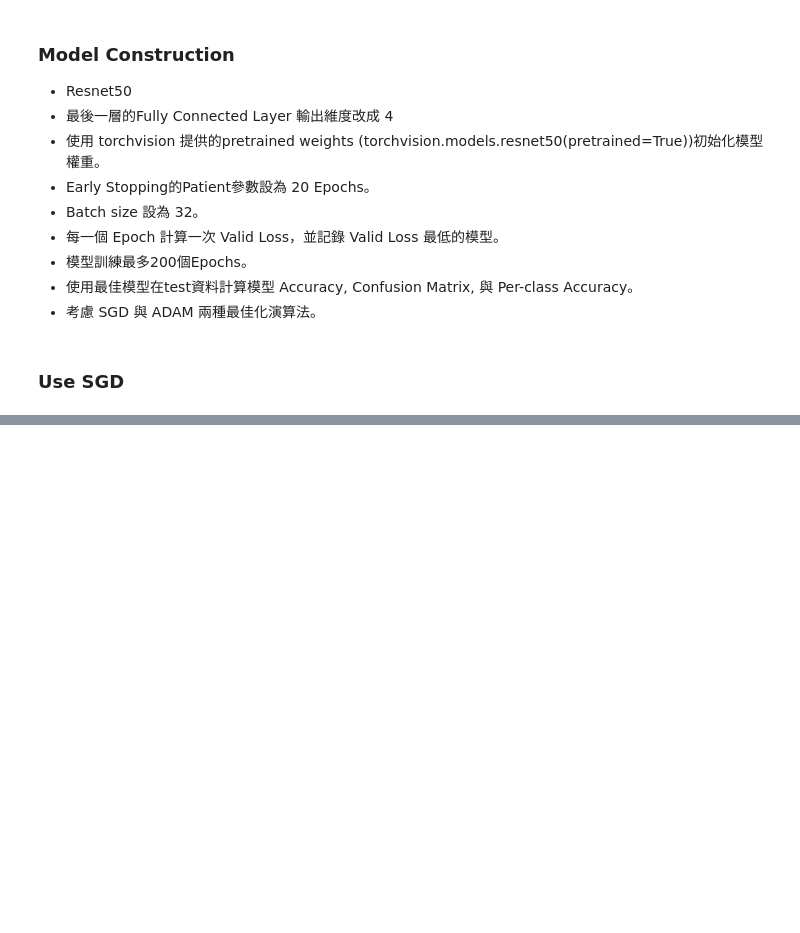
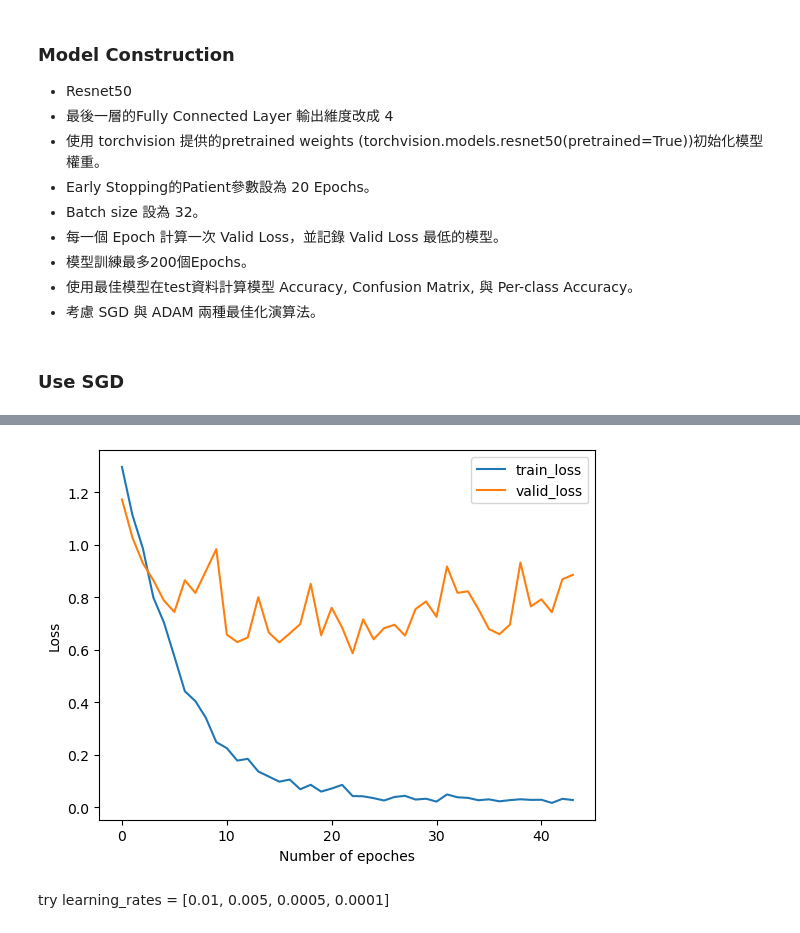
Before and after one commit to gary1030/IM5056-Statistical-and-Deep-Learning, a Jupyter notebook: HW5/b08705012_hw5.ipynb, the cells around one changed output, grey strips where cells are left out. Saved outputs shown, nothing was run; the diff lists cells and outputs as text; code cells hidden in the pictures; blank space fills up the shorter version.

```diff
--- a/HW5/b08705012_hw5.ipynb
+++ b/HW5/b08705012_hw5.ipynb
@@ -175,4 +175,13 @@ dataloader_test = DataLoader(dataset_test, batch_size=32, shuffle=False)
 - 考慮 SGD 與 ADAM 兩種最佳化演算法。
 # %%
 device = torch.device("cuda:0" if torch.cuda.is_available() else "cpu")
+# %%
+def showLossGraph(train_loss_list, valid_loss_list):
+    import seaborn as sns
+    import pandas as pd
+
+    df_loss = pd.DataFrame({"train_loss": train_loss_list, "valid_loss": valid_loss_list})
+
+    ax = sns.lineplot(data=df_loss, dashes=False)
+    ax.set(xlabel='Number of epoches', ylabel='Loss')
 # %%
@@ -245,2 +289,17 @@ def test(model, dataloader, criterion):
 # %% [markdown]
 ### Use SGD
+# %%
+import torchvision.models as models
+
+learning_rates = [0.001]
+for lr in learning_rates:
+    print(f"Learning rate: {lr}")
+    resnet50 = models.resnet50(pretrained=True)
+    resnet50.fc = torch.nn.Linear(2048, 4)
+    resnet50 = resnet50.to(device)
+
+    criterion = torch.nn.CrossEntropyLoss()
+    optimizer = torch.optim.SGD(resnet50.parameters(), lr=lr, momentum=0.9)
+
+    train(resnet50, dataloader_train, dataloader_valid, criterion, optimizer, num_epochs=200, model_path=f"./model/q2_sgd_{str(lr)}.ckpt", printLossGraph=True, verbose=True)
+# %% [output]
@@ -247,3 +323,6 @@ def test(model, dataloader, criterion):
+[figure, added]
+# %% [markdown]
+try learning_rates = [0.01, 0.005, 0.0005, 0.0001]
 # %%
 import torchvision.models as models
 
```
Also changed, not shown: parts of 31 cells of this notebook, 2 other files.
